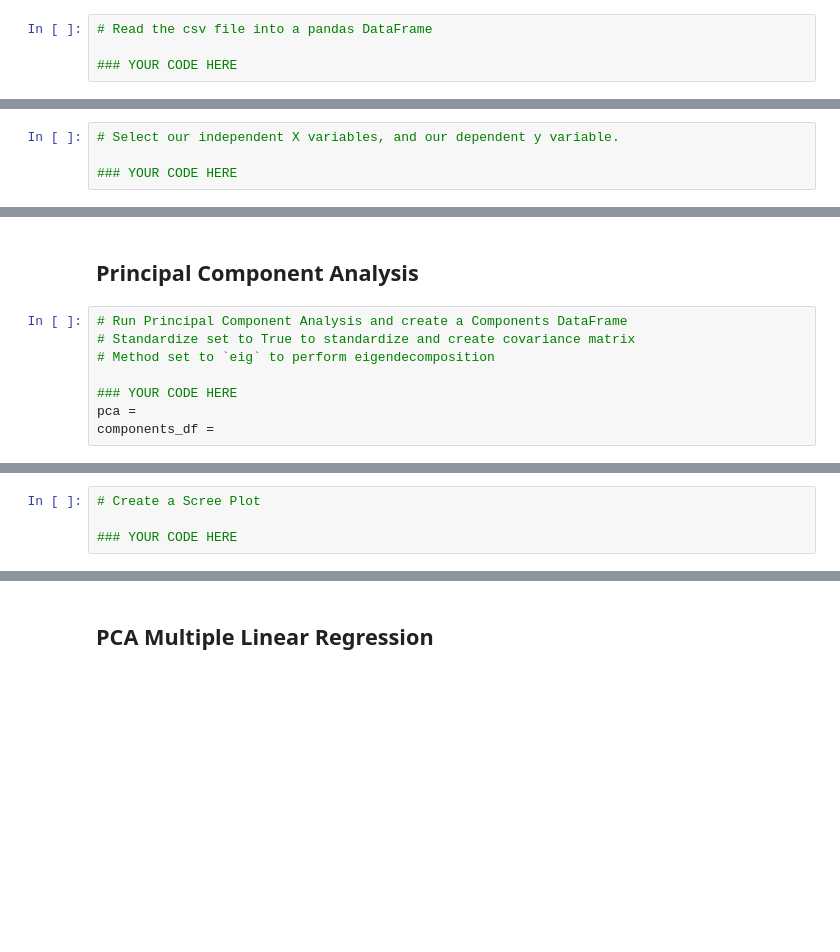
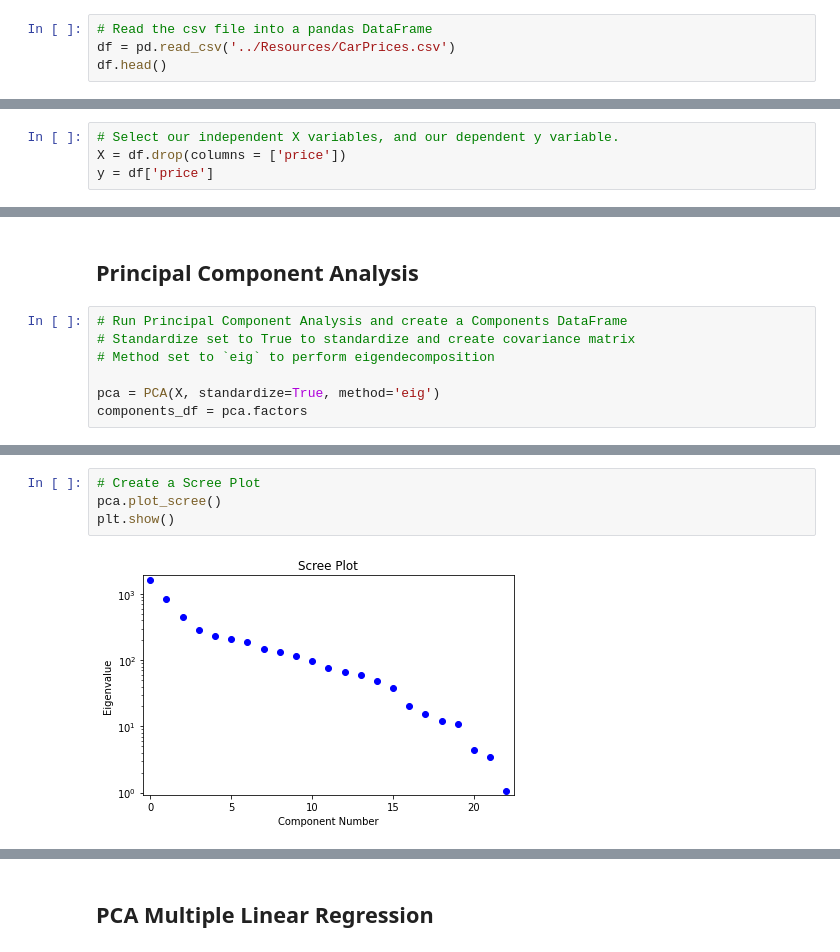
Before and after one commit to vuhpham94/nflx-adv-data-hw, a Jupyter notebook: 12102021/03-SkillDrill/Solved/CarPricePrediction-VP.ipynb, the cells around one changed output, grey strips where cells are left out. Saved outputs shown, nothing was run; the diff lists cells and outputs as text; blank space fills up the shorter version.

```diff
--- a/12102021/03-SkillDrill/Solved/CarPricePrediction-VP.ipynb
+++ b/12102021/03-SkillDrill/Solved/CarPricePrediction-VP.ipynb
@@ -18,5 +18,5 @@ An automobile company aspires to enter the market by setting up their manufactur
 https://archive.ics.uci.edu/ml/datasets/Automobile
 # %%
 # Read the csv file into a pandas DataFrame
-
-### YOUR CODE HERE
+df = pd.read_csv('../Resources/CarPrices.csv')
+df.head()
@@ -23,7 +31,7 @@ https://archive.ics.uci.edu/ml/datasets/Automobile
 # %%
 # Select our independent X variables, and our dependent y variable.
-
-### YOUR CODE HERE
+X = df.drop(columns = ['price'])
+y = df['price']
 # %%
 # Split the data into training and testing
 X_train, X_test, y_train, y_test = train_test_split(X, y, random_state=0)
@@ -55,9 +65,8 @@ print(f"R2: {r2}")
 # Standardize set to True to standardize and create covariance matrix
 # Method set to `eig` to perform eigendecomposition
 
-### YOUR CODE HERE
-pca =
-components_df =
+pca = PCA(X, standardize=True, method='eig')
+components_df = pca.factors
 # %%
 ### DO NOT EDIT
 
@@ -81,6 +92,8 @@ plt.show()
 # %%
 # Create a Scree Plot
-
-### YOUR CODE HERE
+pca.plot_scree()
+plt.show()
+# %% [output]
+[figure, added]
 # %%
 # Print the Cumulative Variance Explained
```
Also changed, not shown: parts of 12 cells of this notebook, 4 other files.
